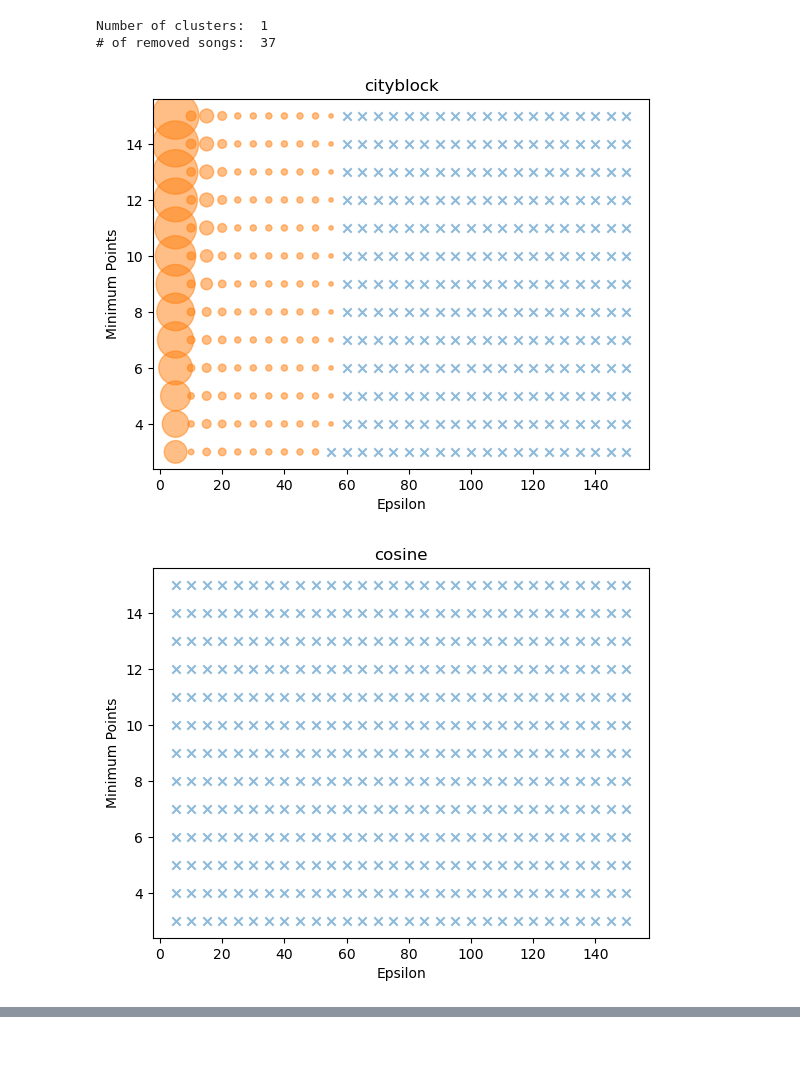
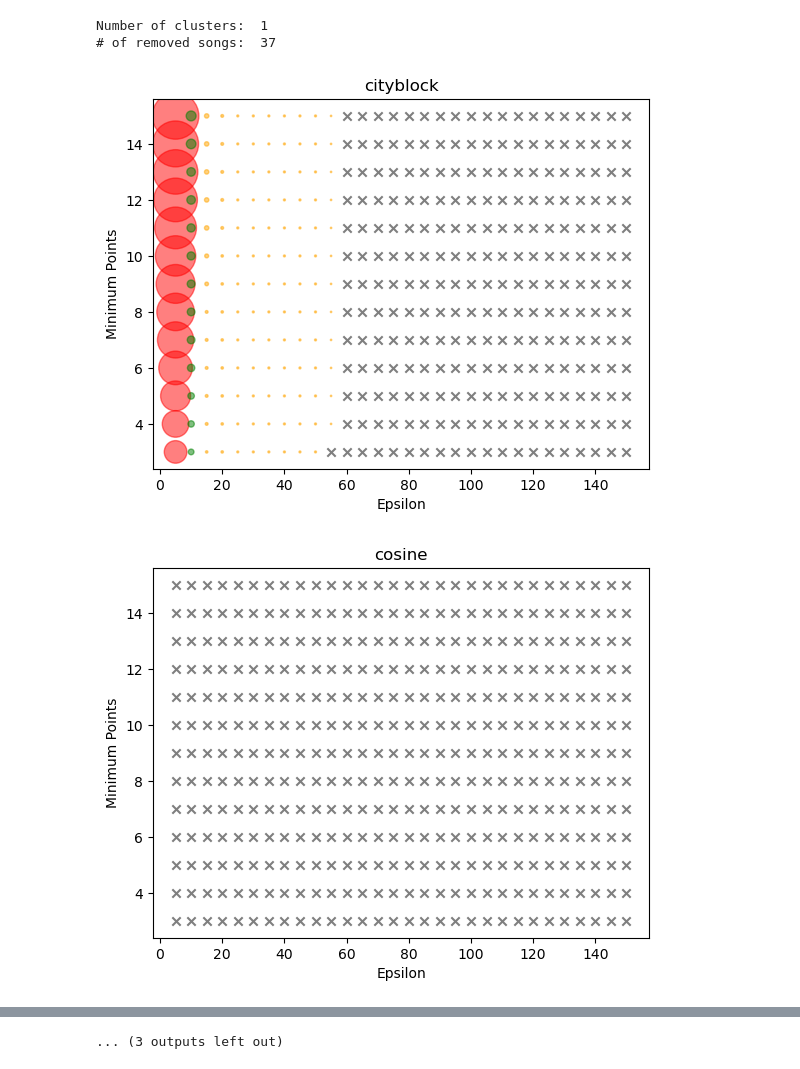
Before and after one commit to Rich-Hoepfinger/CS4641-Project, a Jupyter notebook: dbscan.ipynb, the cells around one changed output, grey strips where cells are left out. Saved outputs shown, nothing was run; the diff lists cells and outputs as text; code cells hidden in the pictures.

```diff
--- a/dbscan.ipynb
+++ b/dbscan.ipynb
@@ -48,28 +48,51 @@ def trial_metric(data, metric='euclidean', start_eps=5, start_min_points=3, step
                 results[0].append(epsilon)
                 results[1].append(mp)
                 results[2].append(np.shape(data)[0] - np.shape(clean)[0])
+            if ((np.shape(data)[0] - np.shape(cleaned_data)[0]) <= 0):
+                break
     return np.array(results)
 
     results = trial_metric(data)
+
+results = trial_metric(data)
 # %%
 _method_list=['cityblock', 'cosine', 'euclidean', 'l1', 'l2', 'manhattan']
-_extended_method_list=['braycurtis', 'canberra', 'chebyshev', 'correlation', 'dice', 'hamming', 'jaccard', 'kulsinski', 'mahalanobis', 'minkowski', 'rogerstanimoto', 'russellrao', 'seuclidean', 'sokalmichener', 'sokalsneath', 'sqeuclidean', 'yule']
+_extended_method_list=['braycurtis', 'canberra', 'chebyshev', 'correlation', 'dice', 'hamming', 'jaccard', 'kulsinski', 'minkowski', 'rogerstanimoto', 'russellrao', 'seuclidean', 'sokalmichener', 'sokalsneath', 'sqeuclidean', 'yule']
+#Removed mahalanobis
+#Didn't test past minkownski, starting to require setting various variables
 
 # Runs through every method in the list & plots the results
 # Red circles indicate removed songs. Very small circles are multiplied by 10 for visibility
 # Blue crosses indicate not songs removed
 # Takes about 15 minutes to run on my computer, you can uncomment & run the extended list if you want
-"""
+
 for method in _method_list:
     results = trial_metric(data, metric=method)
 
-    plt.scatter(results[0][np.where(results[2] == 0)], results[1][np.where(results[2] == 0)], marker="x", alpha=0.5)
-    plt.scatter(results[0], results[1], s=np.where(results[2] > 10, results[2], results[2] * 10), alpha=0.5)
+    midpoint = [results[0][results[2] <= 100], results[1][results[2] <= 100], results[2][results[2] <= 100]]
+
+    plt.scatter(results[0][results[2] == 0],                        results[1][results[2] == 0],           marker="x",                                                       alpha=0.5, color="black")
+    plt.scatter(results[0][results[2] > 100],                       results[1][results[2] > 100],                           s=results[2][(results[2] > 100)],                   alpha=0.5, color="red")
+    plt.scatter(midpoint[0][(results[2][(results[2] <= 100)] > 10)], midpoint[1][(results[2][(results[2] <= 100)] > 10)],    s=midpoint[2][(results[2][(results[2] <= 100)] > 10)], alpha=0.5, color="green")
+    plt.scatter(results[0][results[2] <= 10],                       results[1][results[2] <= 10],                           s=results[2][(results[2] <= 10)],                   alpha = 0.5, color="orange")
     plt.xlabel("Epsilon")
     plt.ylabel("Minimum Points")
     plt.title(method)
     plt.show()
-"""
+
+for method in _extended_method_list:
+    results = trial_metric(data, metric=method)
+
+    midpoint = [results[0][results[2] <= 100], results[1][results[2] <= 100], results[2][results[2] <= 100]]
+
+    plt.scatter(results[0][results[2] == 0],                        results[1][results[2] == 0],           marker="x",                                                       alpha=0.5, color="black")
+    plt.scatter(results[0][results[2] > 100],                       results[1][results[2] > 100],                           s=results[2][(results[2] > 100)],                   alpha=0.5, color="red")
+    plt.scatter(midpoint[0][(results[2][(results[2] <= 100)] > 10)], midpoint[1][(results[2][(results[2] <= 100)] > 10)],    s=midpoint[2][(results[2][(results[2] <= 100)] > 10)], alpha=0.5, color="green")
+    plt.scatter(results[0][results[2] <= 10],                       results[1][results[2] <= 10],                           s=results[2][(results[2] <= 10)],                   alpha = 0.5, color="orange")
+    plt.xlabel("Epsilon")
+    plt.ylabel("Minimum Points")
+    plt.title(method)
+    plt.show()
 # %% [output]
-[figure, old version]
+[figure, new version]
-[figure, old version]
+[figure, new version]
@@ -79,0 +109 @@ for method in _method_list:
+... (3 outputs left out)
```
Also changed, not shown: parts of 1 cell of this notebook.
